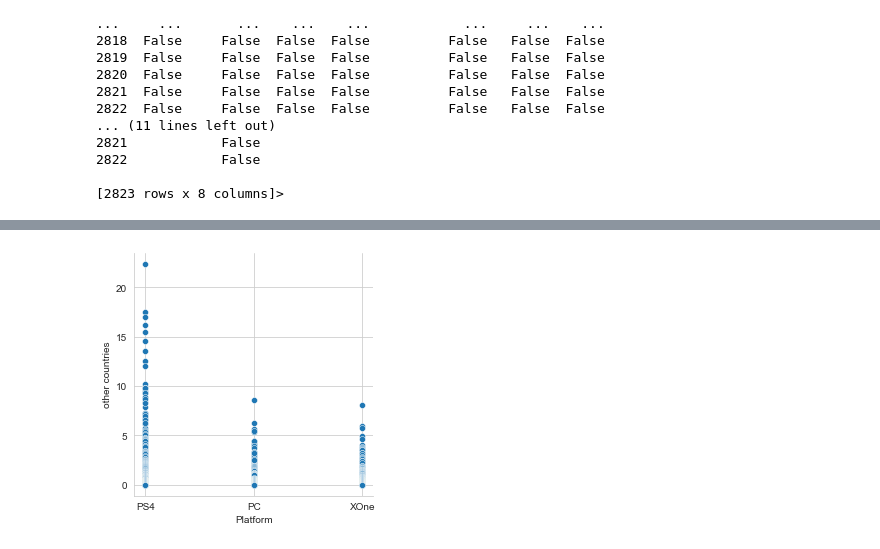
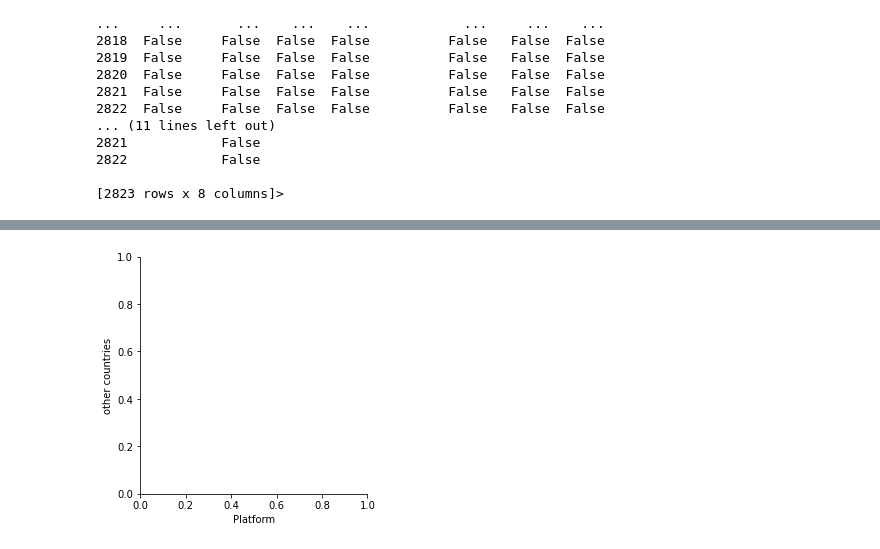
Before and after one commit to jwetapatel/Final-Project_Group4, a Jupyter notebook: Videogame_Sales_Forcasting.ipynb, the cells around one changed output, grey strips where cells are left out. Saved outputs shown, nothing was run; the diff lists cells and outputs as text; code cells hidden in the pictures.

```diff
--- a/Videogame_Sales_Forcasting.ipynb
+++ b/Videogame_Sales_Forcasting.ipynb
@@ -122,10 +122,10 @@ plt.show()
 # %%
 # Other Countries sales relationship to platform
 
-sns.pairplot(vgd_df, x_vars=['Platform'], y_vars='other countries', height=4, aspect=1, kind='scatter')
+sns.pairplot(vgd_df, x_vars=['Platform'], y_vars='other countries', height=4, aspect=1, kind='Genre')
 plt.show()
 # %% [output]
-[figure, old version]
+[figure, new version]
 # %%
 # EU sales relationship to platform
 
```
Also changed, not shown: parts of 10 cells of this notebook, 4 other files.
